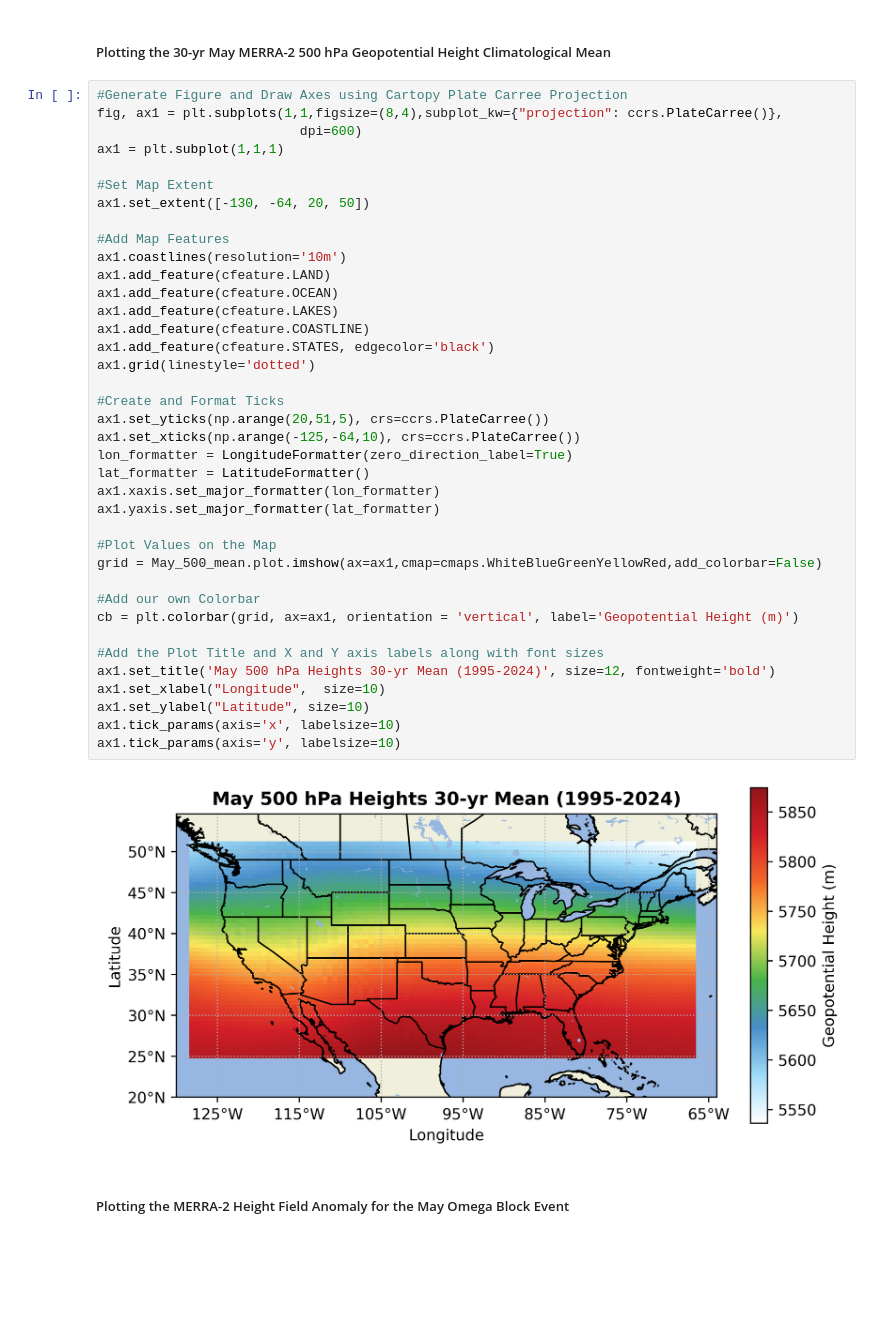
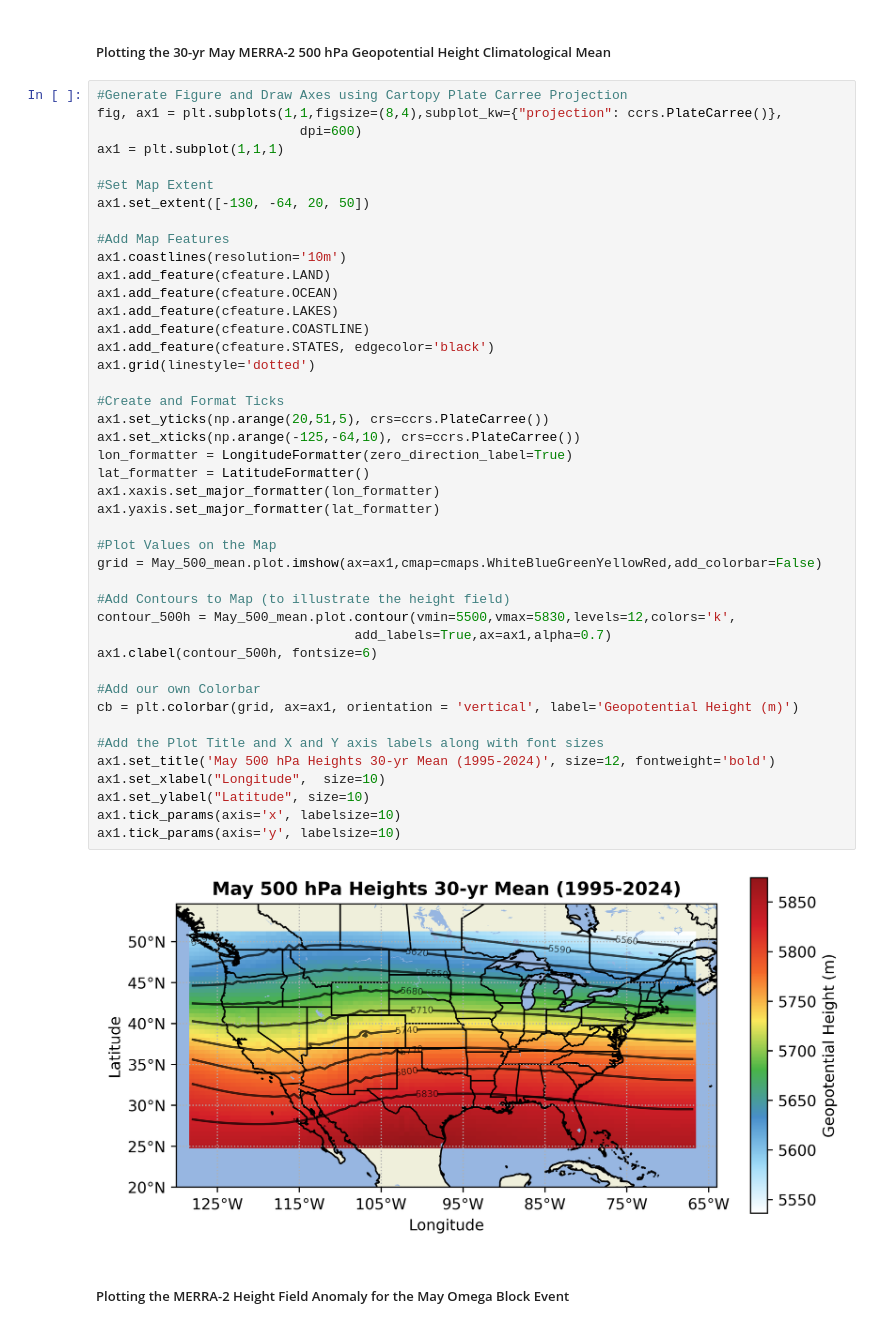
Before and after one commit to brandon-mitchell-ges-disc/Giovanni-Features-and-Notebooks, a Jupyter notebook: GioAnom.ipynb, the cells around one changed output. Cells and saved outputs as stored; diff of their text form; blank space fills up the shorter version.

```diff
--- a/GioAnom.ipynb
+++ b/GioAnom.ipynb
@@ -124,34 +124,39 @@ ax1.set_extent([-130, -64, 20, 50])
 #Add Map Features
 ax1.coastlines(resolution='10m')
 ax1.add_feature(cfeature.LAND)
 ax1.add_feature(cfeature.OCEAN)
 ax1.add_feature(cfeature.LAKES)
 ax1.add_feature(cfeature.COASTLINE)
 ax1.add_feature(cfeature.STATES, edgecolor='black')
 ax1.grid(linestyle='dotted')
 
 #Create and Format Ticks
 ax1.set_yticks(np.arange(20,51,5), crs=ccrs.PlateCarree())
 ax1.set_xticks(np.arange(-125,-64,10), crs=ccrs.PlateCarree())
 lon_formatter = LongitudeFormatter(zero_direction_label=True)
 lat_formatter = LatitudeFormatter()
 ax1.xaxis.set_major_formatter(lon_formatter)
 ax1.yaxis.set_major_formatter(lat_formatter)
 
 #Plot Values on the Map
 grid = May_500_mean.plot.imshow(ax=ax1,cmap=cmaps.WhiteBlueGreenYellowRed,add_colorbar=False)
 
+#Add Contours to Map (to illustrate the height field)
+contour_500h = May_500_mean.plot.contour(vmin=5500,vmax=5830,levels=12,colors='k',
+                                 add_labels=True,ax=ax1,alpha=0.7)
+ax1.clabel(contour_500h, fontsize=6)
+
 #Add our own Colorbar
 cb = plt.colorbar(grid, ax=ax1, orientation = 'vertical', label='Geopotential Height (m)')
 
 #Add the Plot Title and X and Y axis labels along with font sizes
 ax1.set_title('May 500 hPa Heights 30-yr Mean (1995-2024)', size=12, fontweight='bold')
 ax1.set_xlabel("Longitude",  size=10)
 ax1.set_ylabel("Latitude", size=10)
 ax1.tick_params(axis='x', labelsize=10)
 ax1.tick_params(axis='y', labelsize=10)
 # %% [output]
-[figure, old version]
+[figure, new version]
 # %% [markdown]
 ##### Plotting the MERRA-2 Height Field Anomaly for the May Omega Block Event
 # %%
```
